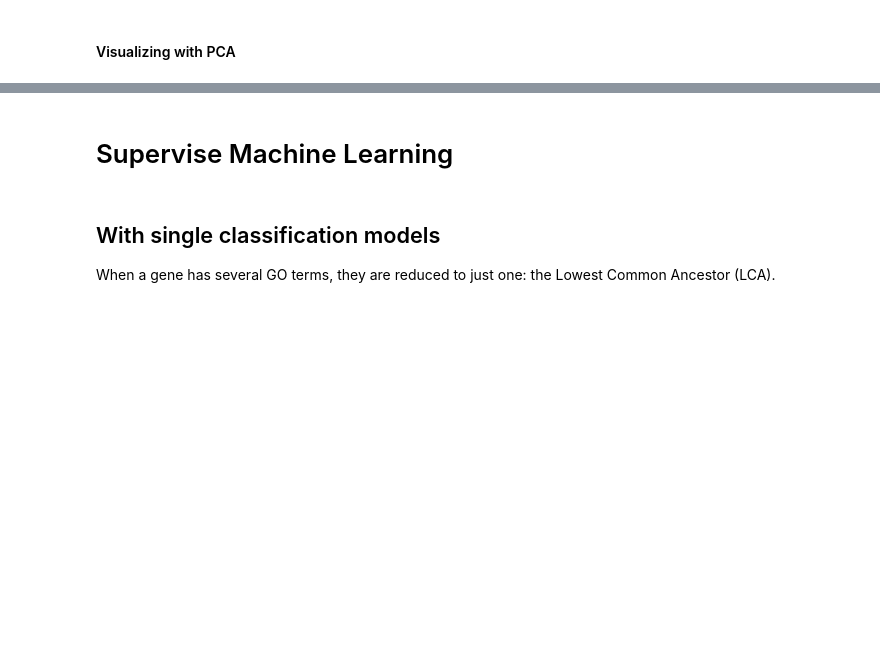
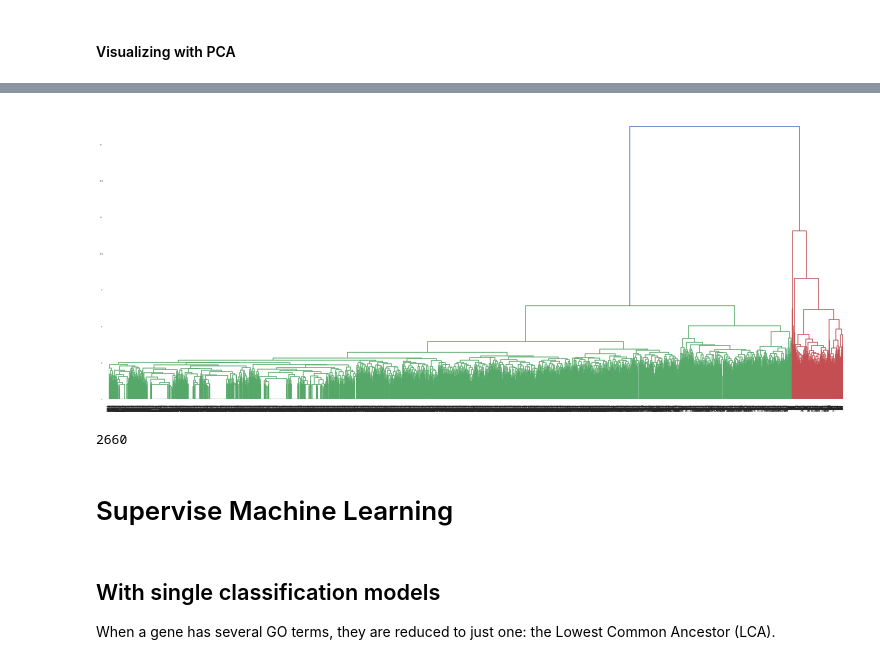
Before and after one commit to geovalexis/PP2GO, a Jupyter notebook: Methods.ipynb, the cells around one changed output, grey strips where cells are left out. Cells and saved outputs as stored; diff of their text form; code cells hidden in the pictures; blank space fills up the shorter version.

```diff
--- a/Methods.ipynb
+++ b/Methods.ipynb
@@ -554,3 +624,18 @@ Text(0, 0.5, 'PCA 2')
+# %%
+# Snippet of code inspired from this paper https://www.embopress.org/doi/full/10.1038/msb.2013.50#msb201350-fig-0001 (within the "Generation of coevolved gene clusters")
+
+from scipy.cluster.hierarchy import linkage, dendrogram, fcluster
+
+Z = linkage(X, 'weighted', metric="Euclidean")
+fig = plt.figure(figsize=(25, 10))
+dn = dendrogram(Z)
+plt.show()
+
+# Number of different clusters
+print(len(set(fcluster(Z, t=0, criterion='inconsistent'))))
+# %% [output]
+[figure, added]
+2660
 # %% [markdown]
 # Supervise Machine Learning
 # %% [markdown]
```
Also changed, not shown: parts of 12 cells of this notebook.
